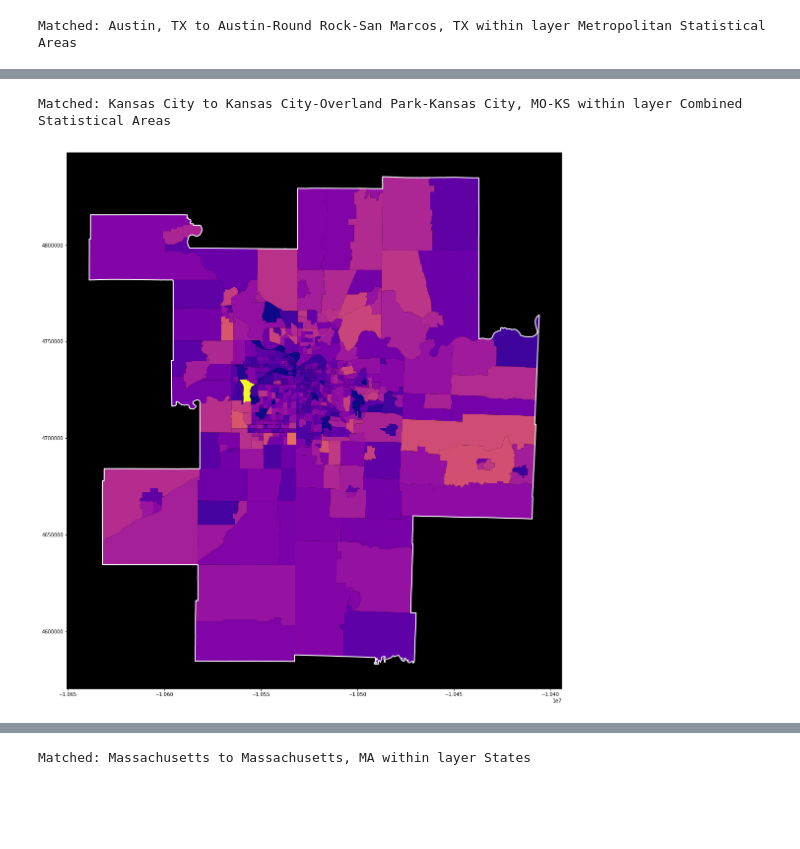
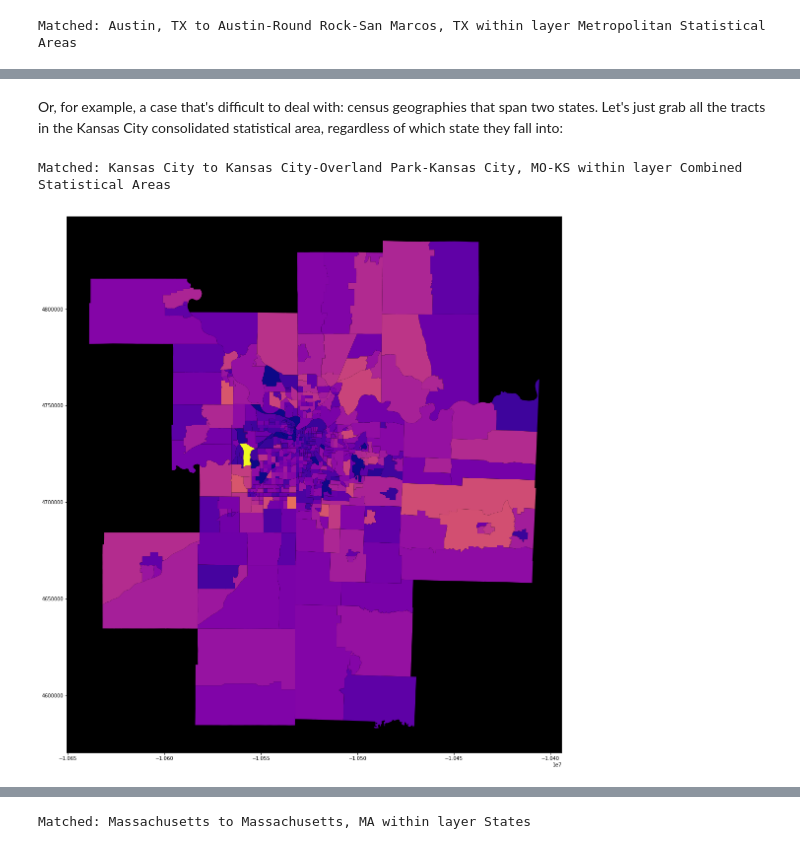
Before and after one commit to cenpy-devs/cenpy, a Jupyter notebook: products.ipynb, the cells around one changed output, grey strips where cells are left out. Cells and saved outputs as stored; diff of their text form; code cells hidden in the pictures; blank space fills up the shorter version.

```diff
--- a/products.ipynb
+++ b/products.ipynb
@@ -37,14 +110,12 @@ ax.set_facecolor('k')
+# %% [markdown]
+Or, for example, a case that's difficult to deal with: census geographies that span two states. Let's just grab all the tracts in the Kansas City consolidated statistical area, regardless of which state they fall into:
 # %%
-ks, ks_bounds = dectest.from_csa('Kansas City',
-                                 level='tract',
-                                 variables=['P001001'],
-                                 return_bounds=True)
+ks = dectest.from_csa('Kansas City', level='tract', variables=['P001001'])
 # %% [output]
 Matched: Kansas City to Kansas City-Overland Park-Kansas City, MO-KS within layer Combined Statistical Areas
 # %%
 f,ax = plt.subplots(1,1,figsize=(20,20))
 ks.plot('P001001', ax=ax, cmap='plasma', linewidth=0)
-ks_bounds.plot(ax=ax, edgecolor='w', linewidth=2, color='none')
 ax.set_facecolor('k')
 # %% [output]
-[figure, old version]
+[figure, new version]
```
Also changed, not shown: parts of 25 cells of this notebook, 1 other file.
